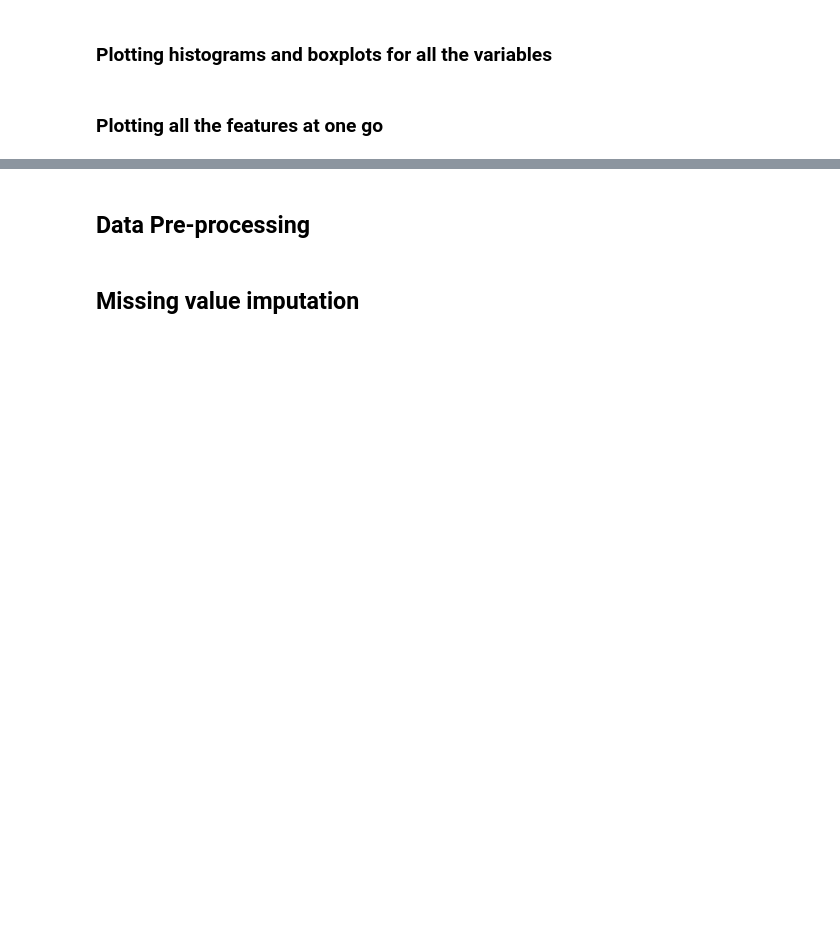
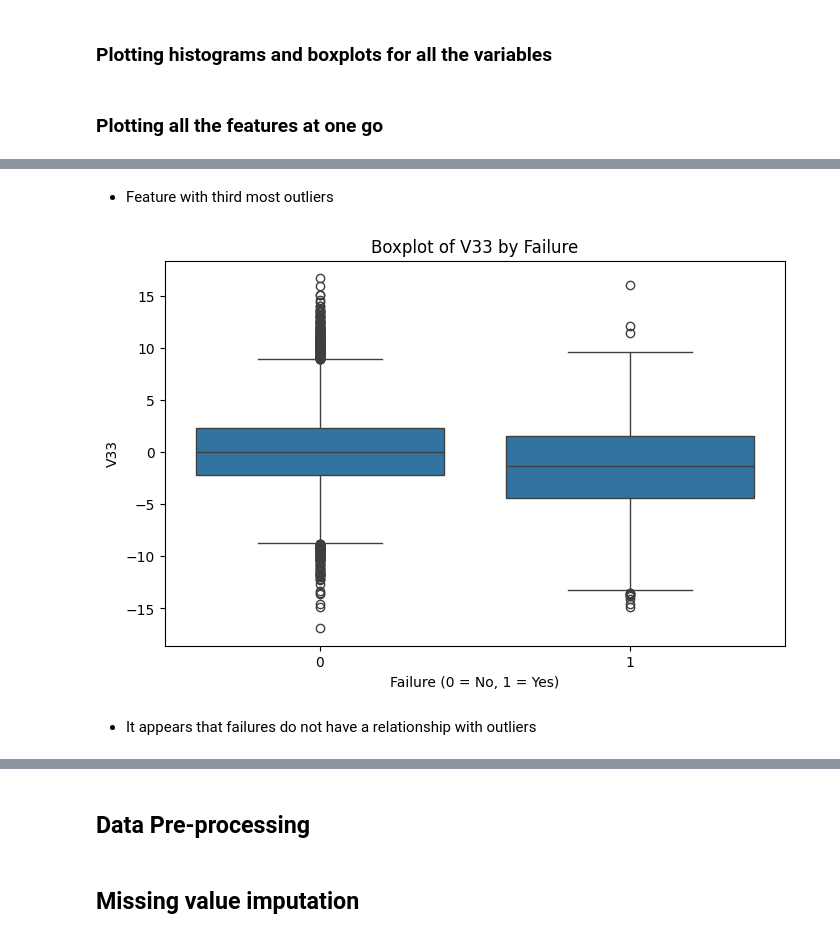
Before and after one commit to DataScience-BusinessAnalitics/Model_Tuning_Renewind, a Jupyter notebook: MT_Project_LearnerNotebook_FullCode.ipynb, the cells around one changed output, grey strips where cells are left out. Saved outputs shown, nothing was run; the diff lists cells and outputs as text; code cells hidden in the pictures; blank space fills up the shorter version.

```diff
--- a/MT_Project_LearnerNotebook_FullCode.ipynb
+++ b/MT_Project_LearnerNotebook_FullCode.ipynb
@@ -164,0 +418,15 @@ for feature in df.columns:
+# %% [markdown]
+- Feature with third most outliers
+# %%
+top_feature = iqr_sorted[3][0]
+
+plt.figure(figsize=(8, 5))
+sns.boxplot(x=train["Target"], y=train[top_feature])
+plt.title(f"Boxplot of {top_feature} by Failure")
+plt.xlabel("Failure (0 = No, 1 = Yes)")
+plt.ylabel(top_feature)
+plt.show()
+# %% [output]
+[figure, added]
+# %% [markdown]
+- It appears that failures do not have a relationship with outliers
```
Also changed, not shown: parts of 35 cells of this notebook.
